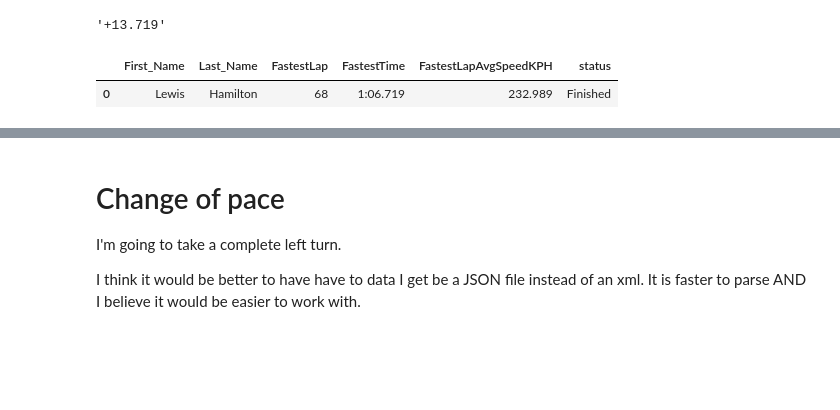
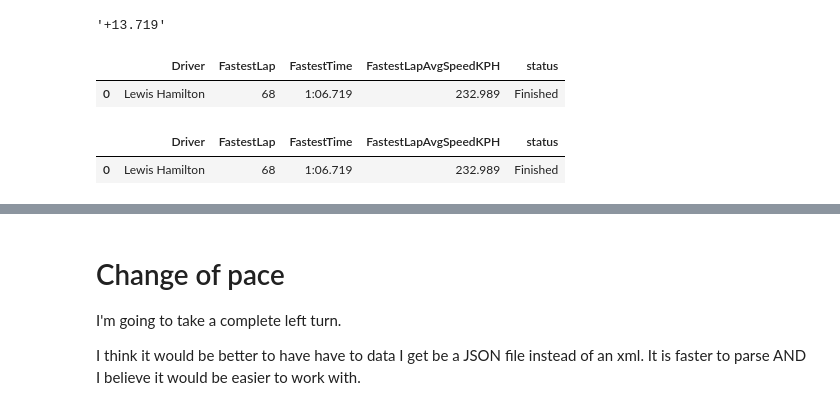
Before and after one commit to OhOmah/F1, a Jupyter notebook: Notebooks/F1_playground.ipynb, the cells around one changed output, grey strips where cells are left out. Drawn from its saved outputs; the diff is of its cells as text; code cells hidden in the pictures; blank space fills up the shorter version.

```diff
--- a/Notebooks/F1_playground.ipynb
+++ b/Notebooks/F1_playground.ipynb
@@ -98,19 +98,30 @@ laps['MRData']['RaceTable']['Races'][0]['Results'][1]['Time']['time']
 # %%
 # Creating a mock dataframe that will contain the information I would like to keep.
 
 finish_mock = {}
-finish_mock['First_Name'] = laps['MRData']['RaceTable']['Races'][0]['Results'][0]['Driver']['givenName']
-finish_mock['Last_Name'] = laps['MRData']['RaceTable']['Races'][0]['Results'][0]['Driver']['familyName']
+finish_mock1 = {}
+finish_mock1['First_Name'] = laps['MRData']['RaceTable']['Races'][0]['Results'][0]['Driver']['givenName']
+finish_mock1['Last_Name'] = laps['MRData']['RaceTable']['Races'][0]['Results'][0]['Driver']['familyName']
+finish_mock['Driver'] = finish_mock1['First_Name'] + " " + finish_mock1['Last_Name']
 finish_mock['FastestLap'] = laps['MRData']['RaceTable']['Races'][0]['Results'][0]['FastestLap']['lap']
 finish_mock['FastestTime'] = laps['MRData']['RaceTable']['Races'][0]['Results'][0]['FastestLap']['Time']['time']
 finish_mock['FastestLapAvgSpeedKPH'] = laps['MRData']['RaceTable']['Races'][0]['Results'][0]['FastestLap']['AverageSpeed']['speed']
 finish_mock['status'] = laps['MRData']['RaceTable']['Races'][0]['Results'][0]['status']
 
 finish_mock_df = pd.DataFrame(finish_mock, index= [0])
 finish_mock_df
 # %% [output]
-|  | First_Name | Last_Name | FastestLap | FastestTime | FastestLapAvgSpeedKPH | status |
-| 0 | Lewis | Hamilton | 68 | 1:06.719 | 232.989 | Finished |
+|  | Driver | FastestLap | FastestTime | FastestLapAvgSpeedKPH | status |
+| 0 | Lewis Hamilton | 68 | 1:06.719 | 232.989 | Finished |
+# %%
+# Now I want to combine the first and last name columns.
+
+finish_mock_df['Driver'] = finish_mock_df[["First_Name", "Last_Name"]].apply(lambda x: " ".join(x), axis=1)
+finish_mock_df = finish_mock_df.drop(["First_Name", "Last_Name"], axis=1)
+finish_mock_df
+# %% [output]
+|  | Driver | FastestLap | FastestTime | FastestLapAvgSpeedKPH | status |
+| 0 | Lewis Hamilton | 68 | 1:06.719 | 232.989 | Finished |
 # %%
 # I got the bare bones working, time to put this into a loop that will grab that information for all the drivers of that race
 
```
Also changed, not shown: parts of 25 cells of this notebook, 12 other files.
